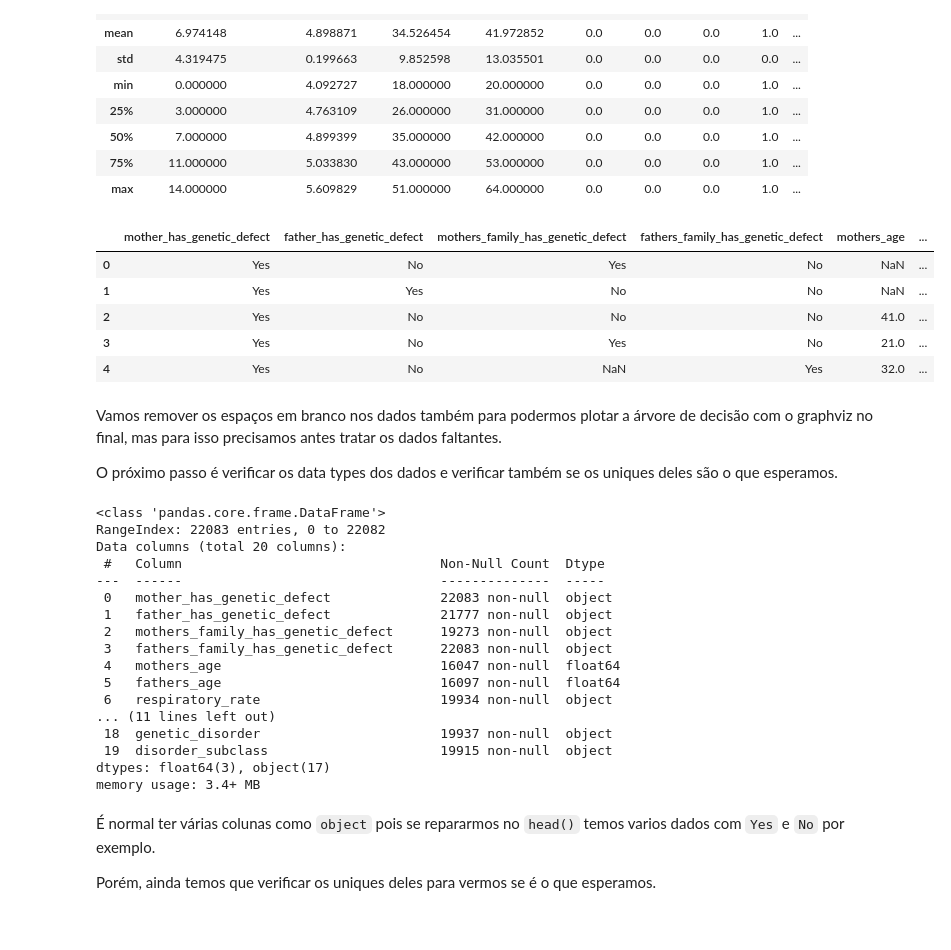
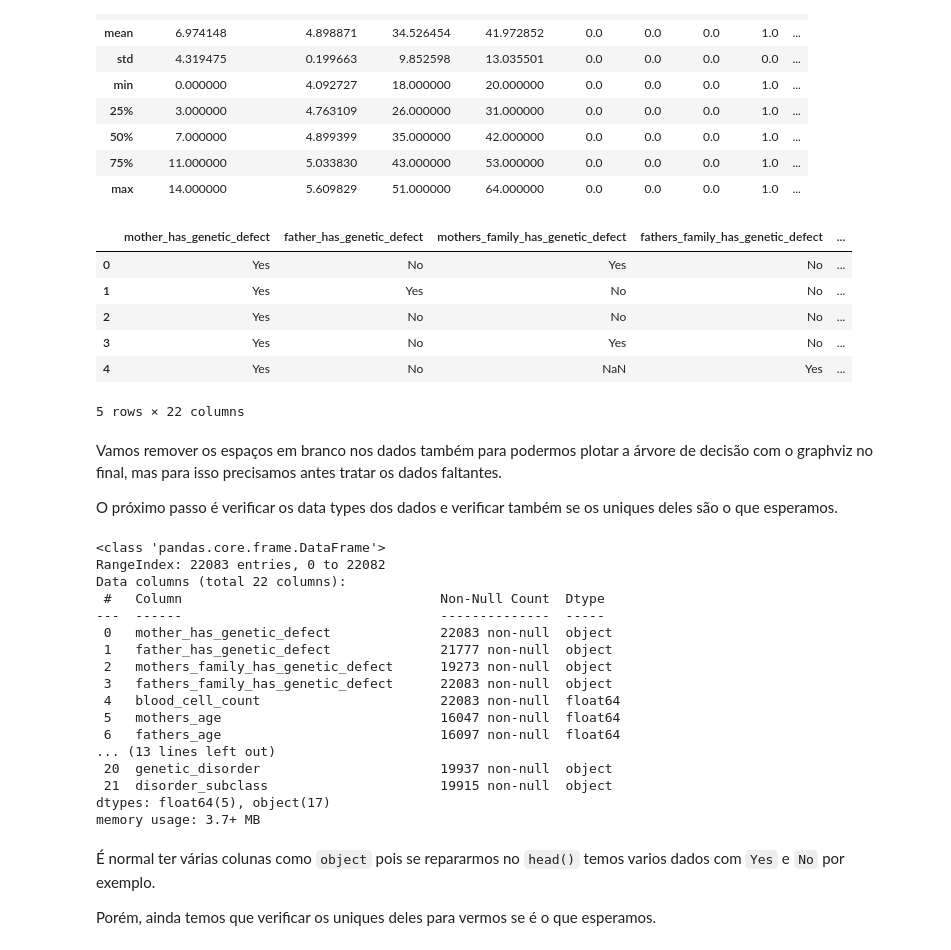
Before and after one commit to mfollypp/Machine-Learning-for-Healthcare, a Jupyter notebook: Projeto de Aplicação/leigh_syndrome.ipynb, the cells around one changed output. Saved outputs shown, nothing was run; the diff lists cells and outputs as text; code cells hidden in the pictures.

```diff
--- a/Projeto de Aplicação/leigh_syndrome.ipynb
+++ b/Projeto de Aplicação/leigh_syndrome.ipynb
@@ -40,41 +40,43 @@ df.describe()
 df.drop(["Patient Id", "Patient First Name", "Family Name", "Father's name", "Institute Name",
         "Location of Institute", "Test 1", "Test 2", "Test 3", "Test 4", "Test 5", "Parental consent",
         "Place of birth", "Symptom 1", "Symptom 2", "Symptom 3", "Symptom 4", "Symptom 5", "Patient Age",
-        "Status", "Birth asphyxia", "Autopsy shows birth defect (if applicable)", "Follow-up",
-        'Blood cell count (mcL)', 'White Blood cell count (thousand per microliter)'],
+        "Status", "Birth asphyxia", "Autopsy shows birth defect (if applicable)", "Follow-up"],
         axis=1, inplace=True)
 
 df = df.rename(columns= {
         "Father's age": "fathers_age",
         "Mother's age": "mothers_age",
         'Genes in mother\'s side': 'mother_has_genetic_defect',
         'Inherited from father': 'father_has_genetic_defect',
         'Maternal gene': 'mothers_family_has_genetic_defect',
         'Paternal gene': 'fathers_family_has_genetic_defect',
         'Respiratory Rate (breaths/min)': 'respiratory_rate',
         'Heart Rate (rates/min': 'heart_rate',
         'Gender': 'gender',
         'Folic acid details (peri-conceptional)': 'folic_acid_details',
         'H/O serious maternal illness': 'history_of_pregnancy_complications',
         'H/O radiation exposure (x-ray)': 'history_of_radiation_exposure',
         'H/O substance abuse': 'history_of_substance_abuse',
         'Assisted conception IVF/ART': 'assisted_conception',
         'History of anomalies in previous pregnancies': 'history_of_previous_pregnancy_anomaly',
         'No. of previous abortion': 'num_of_previous_abortion',
         'Birth defects': 'birth_defects',
         'Blood test result': 'blood_test_result',
+        'Blood cell count (mcL)': 'blood_cell_count',
+        'White Blood cell count (thousand per microliter)': 'white_blood_cell_count',
         'Genetic Disorder': 'genetic_disorder',
         'Disorder Subclass': 'disorder_subclass'
 })
 
 df.head()
 # %% [output]
-|  | mother_has_genetic_defect | father_has_genetic_defect | mothers_family_has_genetic_defect | fathers_family_has_genetic_defect | mothers_age | ... |
-| 0 | Yes | No | Yes | No | NaN | ... |
-| 1 | Yes | Yes | No | No | NaN | ... |
-| 2 | Yes | No | No | No | 41.0 | ... |
-| 3 | Yes | No | Yes | No | 21.0 | ... |
-| 4 | Yes | No | NaN | Yes | 32.0 | ... |
+|  | mother_has_genetic_defect | father_has_genetic_defect | mothers_family_has_genetic_defect | fathers_family_has_genetic_defect | ... |
+| 0 | Yes | No | Yes | No | ... |
+| 1 | Yes | Yes | No | No | ... |
+| 2 | Yes | No | No | No | ... |
+| 3 | Yes | No | Yes | No | ... |
+| 4 | Yes | No | NaN | Yes | ... |
+5 rows × 22 columns
 # %% [markdown]
 Vamos remover os espaços em branco nos dados também para podermos plotar a árvore de decisão com o graphviz no final, mas para isso precisamos antes tratar os dados faltantes.
 
@@ -85,21 +87,21 @@ df.info()
 # %% [output]
 <class 'pandas.core.frame.DataFrame'>
 RangeIndex: 22083 entries, 0 to 22082
-Data columns (total 20 columns):
+Data columns (total 22 columns):
  #   Column                                 Non-Null Count  Dtype
 ---  ------                                 --------------  -----
  0   mother_has_genetic_defect              22083 non-null  object
  1   father_has_genetic_defect              21777 non-null  object
  2   mothers_family_has_genetic_defect      19273 non-null  object
  3   fathers_family_has_genetic_defect      22083 non-null  object
- 4   mothers_age                            16047 non-null  float64
- 5   fathers_age                            16097 non-null  float64
- 6   respiratory_rate                       19934 non-null  object
-... (11 lines left out)
- 18  genetic_disorder                       19937 non-null  object
- 19  disorder_subclass                      19915 non-null  object
-dtypes: float64(3), object(17)
-memory usage: 3.4+ MB
+ 4   blood_cell_count                       22083 non-null  float64
+ 5   mothers_age                            16047 non-null  float64
+ 6   fathers_age                            16097 non-null  float64
+... (13 lines left out)
+ 20  genetic_disorder                       19937 non-null  object
+ 21  disorder_subclass                      19915 non-null  object
+dtypes: float64(5), object(17)
+memory usage: 3.7+ MB
 # %% [markdown]
 É normal ter várias colunas como `object` pois se repararmos no `head()` temos varios dados com `Yes` e `No` por exemplo.
 
```
Also changed, not shown: parts of 24 cells of this notebook, 1 other file.
